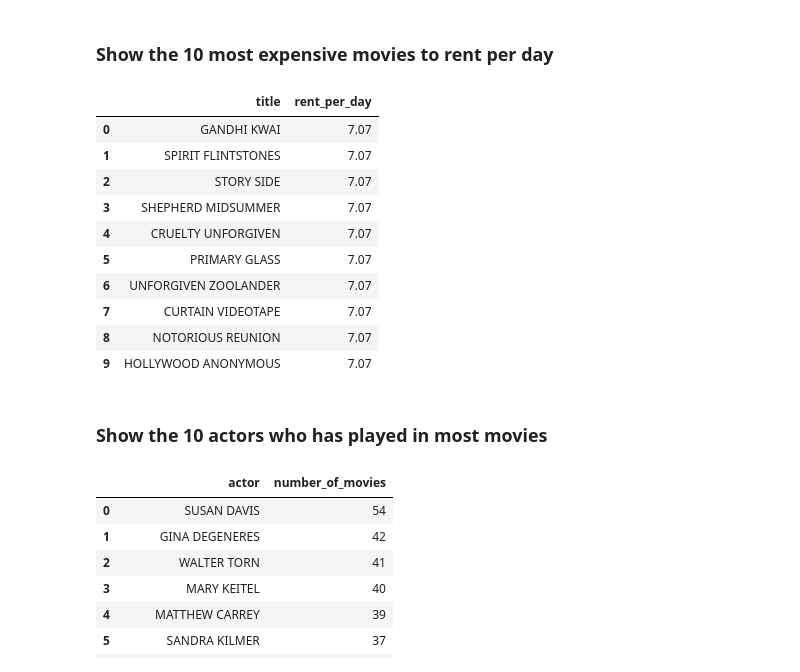
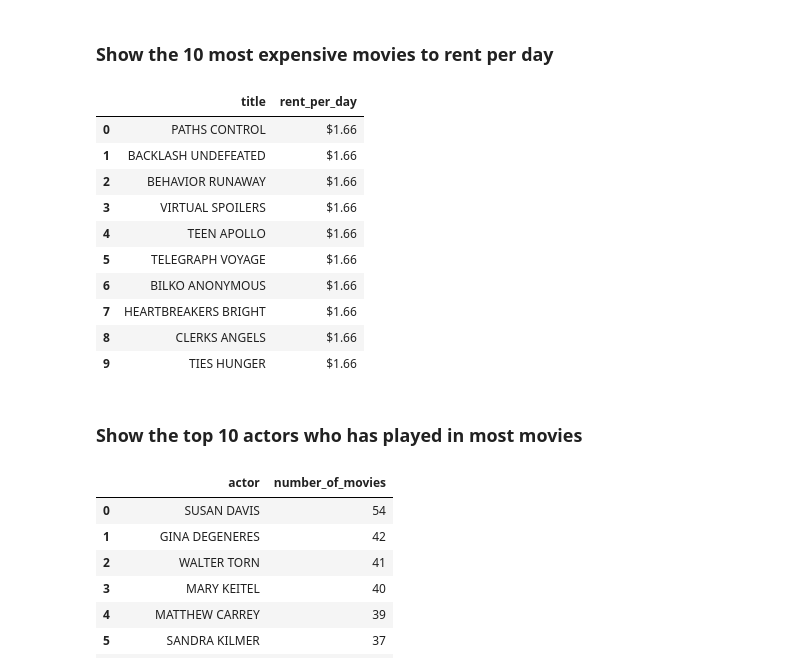
Before and after one commit to Josefin3647/sakila_lab_josefin_le, a Jupyter notebook: eda.ipynb, the cells around one changed output. Drawn from its saved outputs; the diff is of its cells as text; code cells hidden in the pictures.

Commit message:
Added q query to Task 1, Assignment f

```diff
--- a/eda.ipynb
+++ b/eda.ipynb
@@ -89,24 +89,29 @@ df.style.hide(axis="index")
 # %% [markdown]
 ### Show the 10 most expensive movies to rent per day
 # %%
-query_sakila("""SELECT title, ROUND(rental_duration / rental_rate, 2) AS rent_per_day
+df = query_sakila("""SELECT
+            title,
+            ROUND(rental_rate / rental_duration, 2) AS rent_per_day
             FROM staging.film
-            ORDER BY rent_per_day DESC;
+            ORDER BY rent_per_day DESC
+            ;
             """).head(10)
+
+df.style.format({"rent_per_day": "${:.2f}"})    # To get this format I have used an LLM for help
 # %% [output]
 |  | title | rent_per_day |
-| 0 | GANDHI KWAI | 7.07 |
-| 1 | SPIRIT FLINTSTONES | 7.07 |
-| 2 | STORY SIDE | 7.07 |
-| 3 | SHEPHERD MIDSUMMER | 7.07 |
-| 4 | CRUELTY UNFORGIVEN | 7.07 |
-| 5 | PRIMARY GLASS | 7.07 |
-| 6 | UNFORGIVEN ZOOLANDER | 7.07 |
-| 7 | CURTAIN VIDEOTAPE | 7.07 |
-| 8 | NOTORIOUS REUNION | 7.07 |
-| 9 | HOLLYWOOD ANONYMOUS | 7.07 |
+| 0 | PATHS CONTROL | $1.66 |
+| 1 | BACKLASH UNDEFEATED | $1.66 |
+| 2 | BEHAVIOR RUNAWAY | $1.66 |
+| 3 | VIRTUAL SPOILERS | $1.66 |
+| 4 | TEEN APOLLO | $1.66 |
+| 5 | TELEGRAPH VOYAGE | $1.66 |
+| 6 | BILKO ANONYMOUS | $1.66 |
+| 7 | HEARTBREAKERS BRIGHT | $1.66 |
+| 8 | CLERKS ANGELS | $1.66 |
+| 9 | TIES HUNGER | $1.66 |
 # %% [markdown]
-### Show the 10 actors who has played in most movies
+### Show the top 10 actors who has played in most movies
 # %%
 query_sakila("""SELECT
             a.first_name || ' ' || a.last_name AS actor,
```
Also changed, not shown: parts of 3 cells of this notebook, 12 other files.
